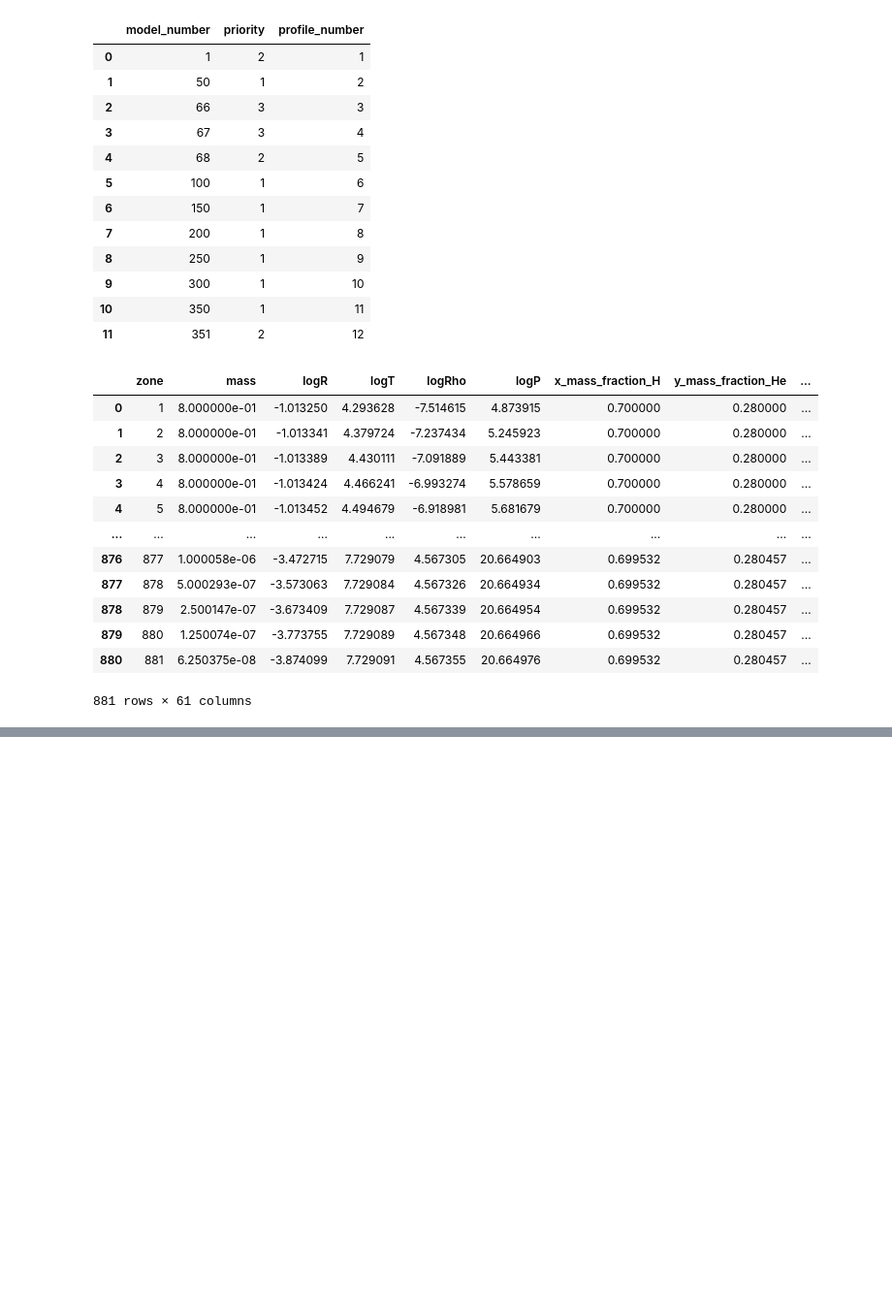
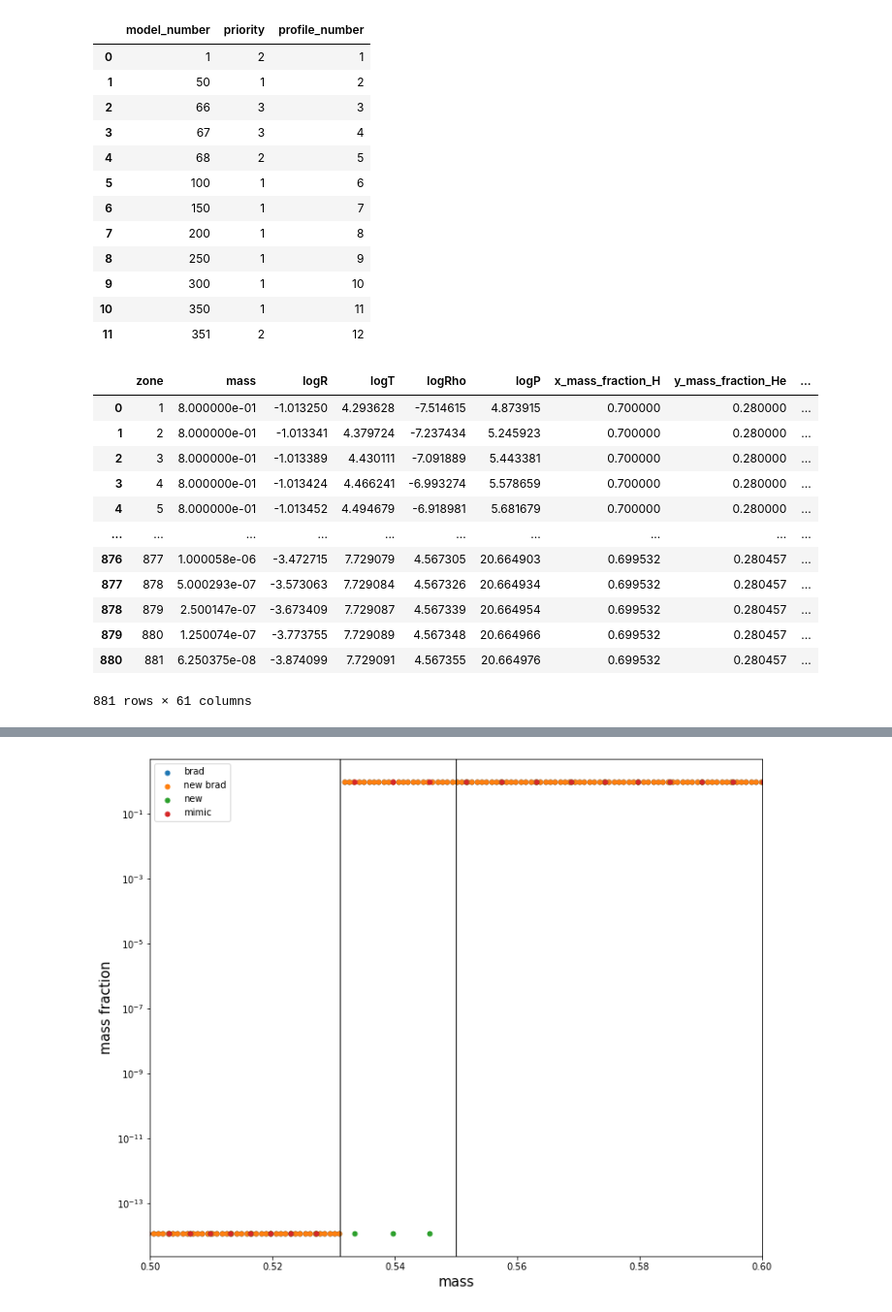
Before and after one commit to courtcraw/Notebooks, a Jupyter notebook: rcb_engineering.ipynb, the cells around one changed output, grey strips where cells are left out. Shown at 97% size. Saved outputs shown, nothing was run; the diff lists cells and outputs as text; code cells hidden in the pictures; blank space fills up the shorter version.

```diff
--- a/rcb_engineering.ipynb
+++ b/rcb_engineering.ipynb
@@ -368,0 +467,6 @@ create_abund_file(prof,elements_dict,massfracs_dict)
+# %%
+new_abund = pd.read_csv('../mesaruns/engineering/RCB_eng_testing/my_abund.dat',skiprows=1,sep='\s+',
+                           names=['xq','neut','h1','h2','he3','he4','li7','be7','be9','be10','b8','b11','c11','c12','c13','c14',
+               'n13','n14','n15','o14','o15','o16','o17','o18','f17','f18','f19','ne18','ne19','ne20','ne21',
+               'ne22','na21','na22','na23','na24','mg23','mg24','mg25','mg26','fe56'])
+new_abund
@@ -368,0 +487,6 @@ create_abund_file(prof,elements_dict,massfracs_dict)
+# %%
+mimic_abund = pd.read_csv('../mesaruns/engineering/RCB_eng_testing/new_munson_abund.dat',skiprows=1,sep='\s+',
+                           names=['xq','neut','h1','h2','he3','he4','li7','be7','be9','be10','b8','b11','c11','c12','c13','c14',
+               'n13','n14','n15','o14','o15','o16','o17','o18','f17','f18','f19','ne18','ne19','ne20','ne21',
+               'ne22','na21','na22','na23','na24','mg23','mg24','mg25','mg26','fe56'])
+mimic_abund
@@ -368,0 +507,6 @@ create_abund_file(prof,elements_dict,massfracs_dict)
+# %%
+new_brad_abund = pd.read_csv('../mesaruns/engineering/RCB_eng_testing/abund_single_zone_subZ_newrun2.dat',skiprows=1,sep='\s+',
+                           names=['xq','neut','h1','h2','he3','he4','li7','be7','be9','be10','b8','b11','c11','c12','c13','c14',
+               'n13','n14','n15','o14','o15','o16','o17','o18','f17','f18','f19','ne18','ne19','ne20','ne21',
+               'ne22','na21','na22','na23','na24','mg23','mg24','mg25','mg26','fe56'])
+new_brad_abund
@@ -368,0 +527,8 @@ create_abund_file(prof,elements_dict,massfracs_dict)
+# %%
+# log xq = log(1 − q) with q = m(r)/M.
+
+def convert_xq_to_mass(xq):
+    logxq = np.log10(xq)
+    q = 1 - np.asarray(xq)
+    mass_coord = q*0.8
+    return mass_coord
@@ -368,0 +537,17 @@ create_abund_file(prof,elements_dict,massfracs_dict)
+# %%
+plt.figure(figsize=(12,10))
+plt.scatter(convert_xq_to_mass(munson_abund['xq']),munson_abund['he4'],label='brad')
+plt.scatter(convert_xq_to_mass(new_brad_abund['xq']),new_brad_abund['he4'],label='new brad')
+plt.scatter(convert_xq_to_mass(new_abund['xq']),new_abund['he4'],label='new')
+plt.scatter(convert_xq_to_mass(mimic_abund['xq']),mimic_abund['he4'],label='mimic')
+# plt.xlabel('xq')
+plt.axvline(0.55,color='k')
+plt.axvline(0.531,color='k')
+plt.xlim(0.5,0.6)
+plt.yscale('log')
+plt.legend()
+plt.xlabel('mass')
+plt.ylabel('mass fraction')
+plt.show()
+# %% [output]
+[figure, added]
```
Also changed, not shown: parts of 22 cells of this notebook, 1 other file.
